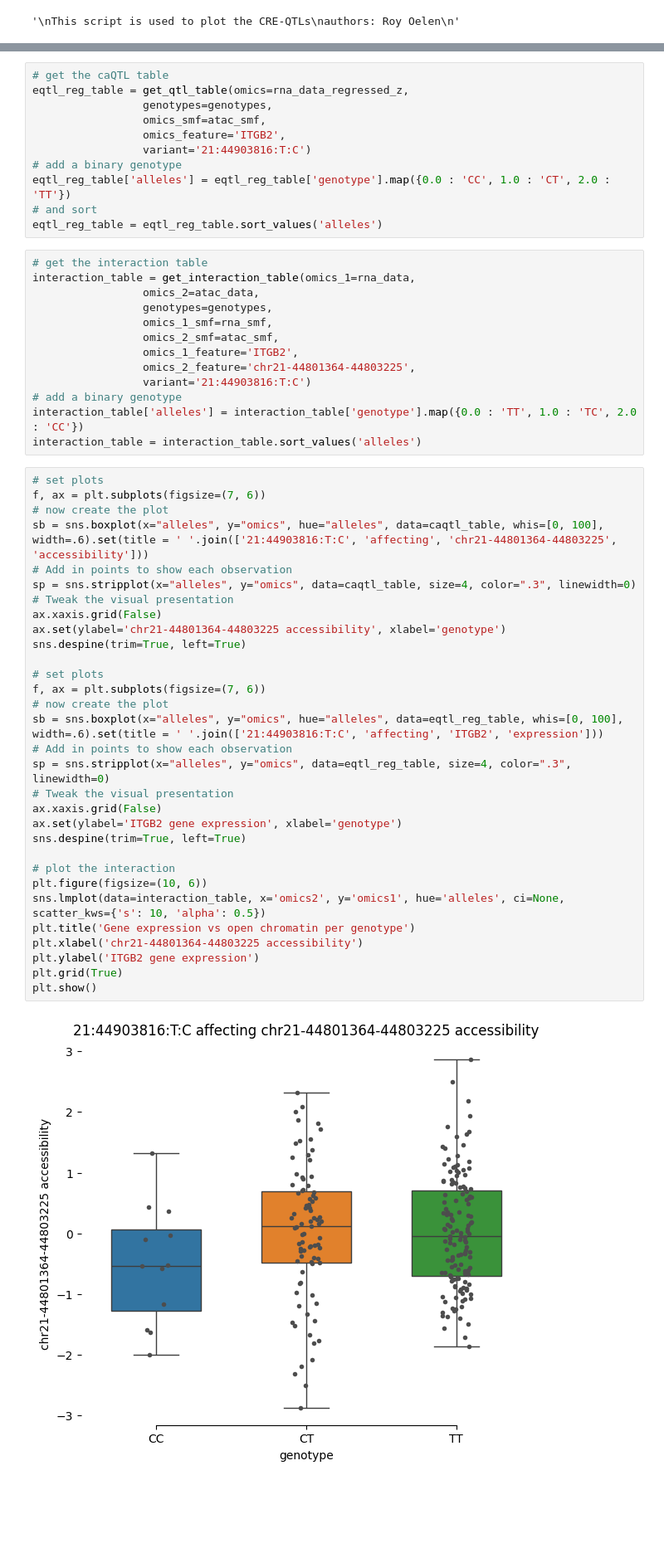
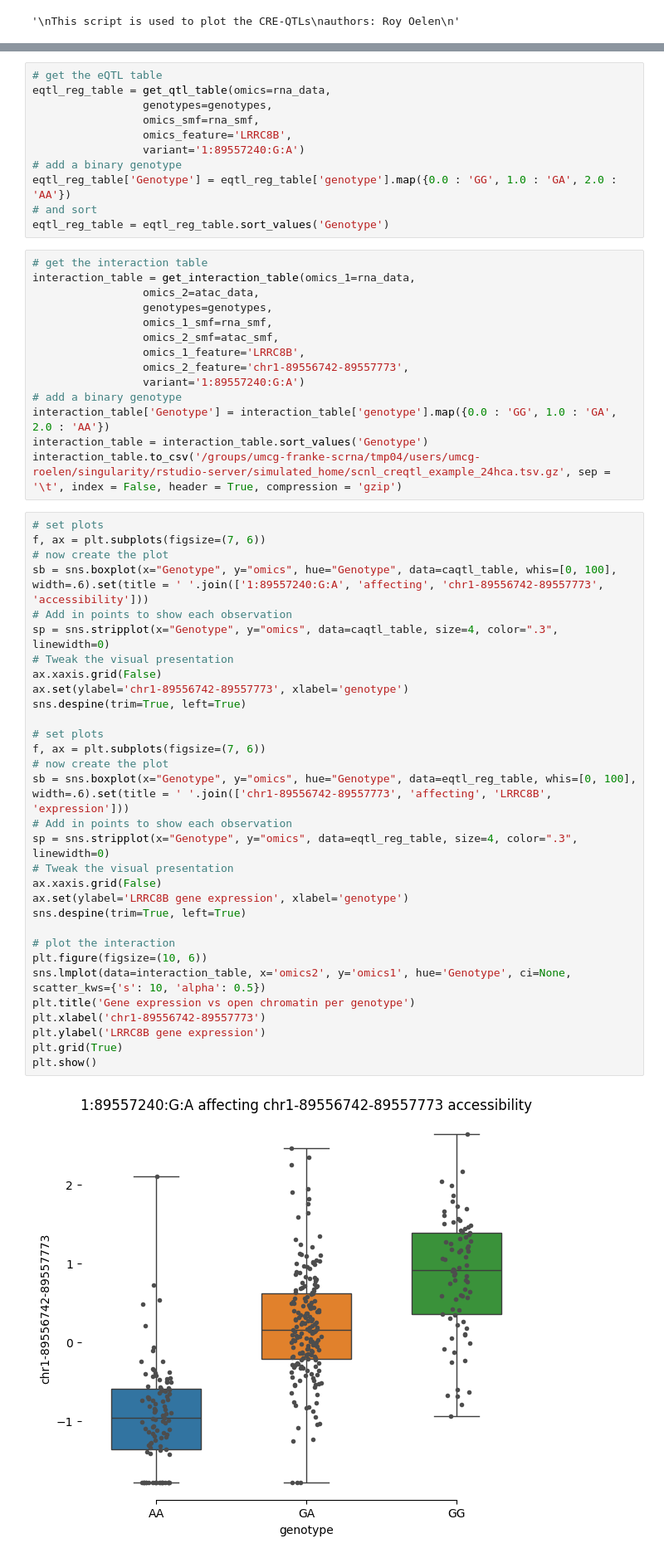
Before and after one commit to molgenis/wijst_multiome, a Jupyter notebook: qtl/mo_plot_qtls.ipynb, the cells around one changed output, grey strips where cells are left out. Shown: that part at 83% size. Drawn from its saved outputs; the diff is of its cells as text; blank space fills up the shorter version.

```diff
--- a/qtl/mo_plot_qtls.ipynb
+++ b/qtl/mo_plot_qtls.ipynb
@@ -341,16 +343,16 @@ rna_data_regressed = pd.read_csv(rna_data_regressed_loc, header = 0, sep = '\t',
 # calculate Z scores
 rna_data_regressed_z = rna_data_regressed.apply(zscore, axis = 1)
 # %%
-# get the caQTL table
-eqtl_reg_table = get_qtl_table(omics=rna_data_regressed_z,
+# get the eQTL table
+eqtl_reg_table = get_qtl_table(omics=rna_data,
                  genotypes=genotypes,
-                 omics_smf=atac_smf,
-                 omics_feature='ITGB2',
-                 variant='21:44903816:T:C')
+                 omics_smf=rna_smf,
+                 omics_feature='LRRC8B',
+                 variant='1:89557240:G:A')
 # add a binary genotype
-eqtl_reg_table['alleles'] = eqtl_reg_table['genotype'].map({0.0 : 'CC', 1.0 : 'CT', 2.0 : 'TT'})
+eqtl_reg_table['Genotype'] = eqtl_reg_table['genotype'].map({0.0 : 'GG', 1.0 : 'GA', 2.0 : 'AA'})
 # and sort
-eqtl_reg_table = eqtl_reg_table.sort_values('alleles')
+eqtl_reg_table = eqtl_reg_table.sort_values('Genotype')
 # %%
 # get the interaction table
 interaction_table = get_interaction_table(omics_1=rna_data,
@@ -358,42 +360,43 @@ interaction_table = get_interaction_table(omics_1=rna_data,
                  genotypes=genotypes,
                  omics_1_smf=rna_smf,
                  omics_2_smf=atac_smf,
-                 omics_1_feature='ITGB2',
-                 omics_2_feature='chr21-44801364-44803225',
-                 variant='21:44903816:T:C')
+                 omics_1_feature='LRRC8B',
+                 omics_2_feature='chr1-89556742-89557773',
+                 variant='1:89557240:G:A')
 # add a binary genotype
-interaction_table['alleles'] = interaction_table['genotype'].map({0.0 : 'TT', 1.0 : 'TC', 2.0 : 'CC'})
-interaction_table = interaction_table.sort_values('alleles')
+interaction_table['Genotype'] = interaction_table['genotype'].map({0.0 : 'GG', 1.0 : 'GA', 2.0 : 'AA'})
+interaction_table = interaction_table.sort_values('Genotype')
+interaction_table.to_csv('/groups/umcg-franke-scrna/tmp04/users/umcg-roelen/singularity/rstudio-server/simulated_home/scnl_creqtl_example_24hca.tsv.gz', sep = '\t', index = False, header = True, compression = 'gzip')
 # %%
 # set plots
 f, ax = plt.subplots(figsize=(7, 6))
 # now create the plot
-sb = sns.boxplot(x="alleles", y="omics", hue="alleles", data=caqtl_table, whis=[0, 100], width=.6).set(title = ' '.join(['21:44903816:T:C', 'affecting', 'chr21-44801364-44803225', 'accessibility']))
+sb = sns.boxplot(x="Genotype", y="omics", hue="Genotype", data=caqtl_table, whis=[0, 100], width=.6).set(title = ' '.join(['1:89557240:G:A', 'affecting', 'chr1-89556742-89557773', 'accessibility']))
 # Add in points to show each observation
-sp = sns.stripplot(x="alleles", y="omics", data=caqtl_table, size=4, color=".3", linewidth=0)
+sp = sns.stripplot(x="Genotype", y="omics", data=caqtl_table, size=4, color=".3", linewidth=0)
 # Tweak the visual presentation
 ax.xaxis.grid(False)
-ax.set(ylabel='chr21-44801364-44803225 accessibility', xlabel='genotype')
+ax.set(ylabel='chr1-89556742-89557773', xlabel='genotype')
 sns.despine(trim=True, left=True)
 
 # set plots
 f, ax = plt.subplots(figsize=(7, 6))
 # now create the plot
-sb = sns.boxplot(x="alleles", y="omics", hue="alleles", data=eqtl_reg_table, whis=[0, 100], width=.6).set(title = ' '.join(['21:44903816:T:C', 'affecting', 'ITGB2', 'expression']))
+sb = sns.boxplot(x="Genotype", y="omics", hue="Genotype", data=eqtl_reg_table, whis=[0, 100], width=.6).set(title = ' '.join(['chr1-89556742-89557773', 'affecting', 'LRRC8B', 'expression']))
 # Add in points to show each observation
-sp = sns.stripplot(x="alleles", y="omics", data=eqtl_reg_table, size=4, color=".3", linewidth=0)
+sp = sns.stripplot(x="Genotype", y="omics", data=eqtl_reg_table, size=4, color=".3", linewidth=0)
 # Tweak the visual presentation
 ax.xaxis.grid(False)
-ax.set(ylabel='ITGB2 gene expression', xlabel='genotype')
+ax.set(ylabel='LRRC8B gene expression', xlabel='genotype')
 sns.despine(trim=True, left=True)
 
 # plot the interaction
 plt.figure(figsize=(10, 6))
-sns.lmplot(data=interaction_table, x='omics2', y='omics1', hue='alleles', ci=None, scatter_kws={'s': 10, 'alpha': 0.5})
+sns.lmplot(data=interaction_table, x='omics2', y='omics1', hue='Genotype', ci=None, scatter_kws={'s': 10, 'alpha': 0.5})
 plt.title('Gene expression vs open chromatin per genotype')
-plt.xlabel('chr21-44801364-44803225 accessibility')
-plt.ylabel('ITGB2 gene expression')
+plt.xlabel('chr1-89556742-89557773')
+plt.ylabel('LRRC8B gene expression')
 plt.grid(True)
 plt.show()
 # %% [output]
-[figure, old version]
+[figure, new version]
```
Also changed, not shown: parts of 24 cells of this notebook, 2 other files.
